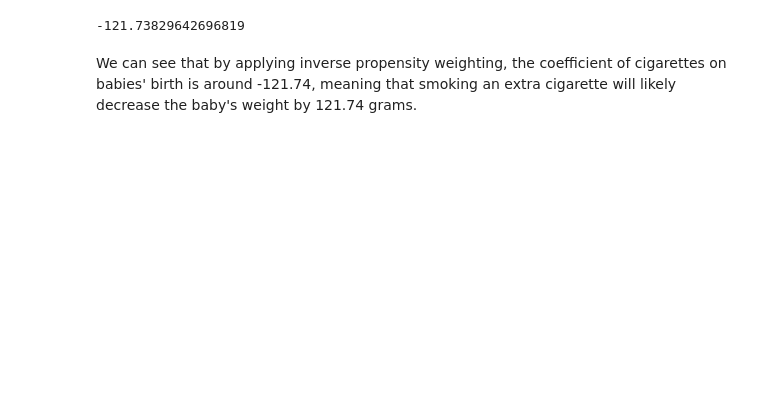
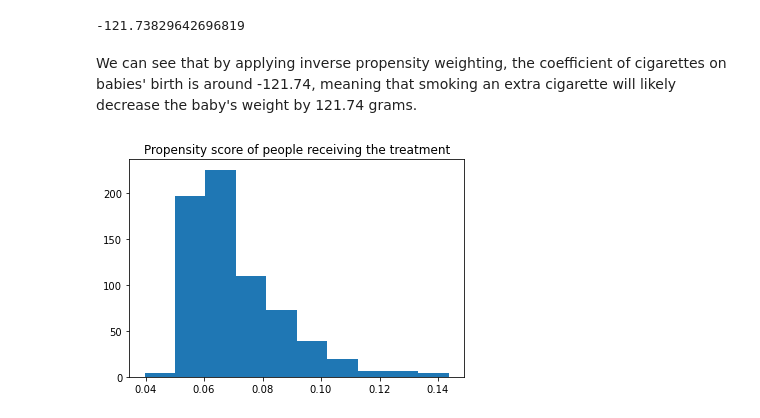
Before and after one commit to WenhaoP/Data102-Fa22-Proj, a Jupyter notebook: causal_inference.ipynb, the cells around one changed output. Drawn from its saved outputs; the diff is of its cells as text; code cells hidden in the pictures; blank space fills up the shorter version.

```diff
--- a/causal_inference.ipynb
+++ b/causal_inference.ipynb
@@ -245,3 +238,8 @@ ipw
 -121.73829642696819
 # %% [markdown]
 We can see that by applying inverse propensity weighting, the coefficient of cigarettes on babies' birth is around -121.74, meaning that smoking an extra cigarette will likely decrease the baby's weight by 121.74 grams.
+# %%
+plt.hist(birth[birth['CIG_True'] == 1]['pscore']);
+plt.title("Propensity score of people receiving the treatment");
+# %% [output]
+[figure, added]
```
Also changed, not shown: parts of 17 cells of this notebook.
